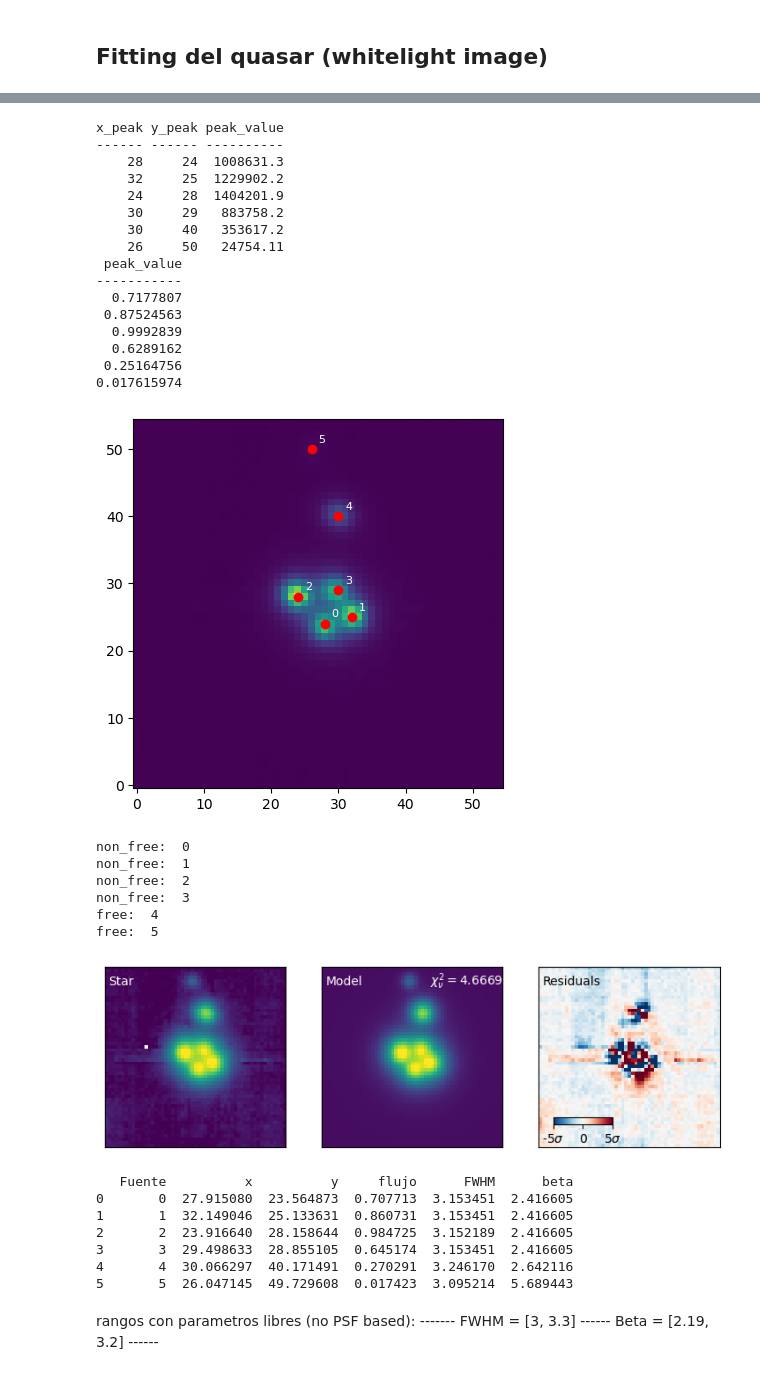
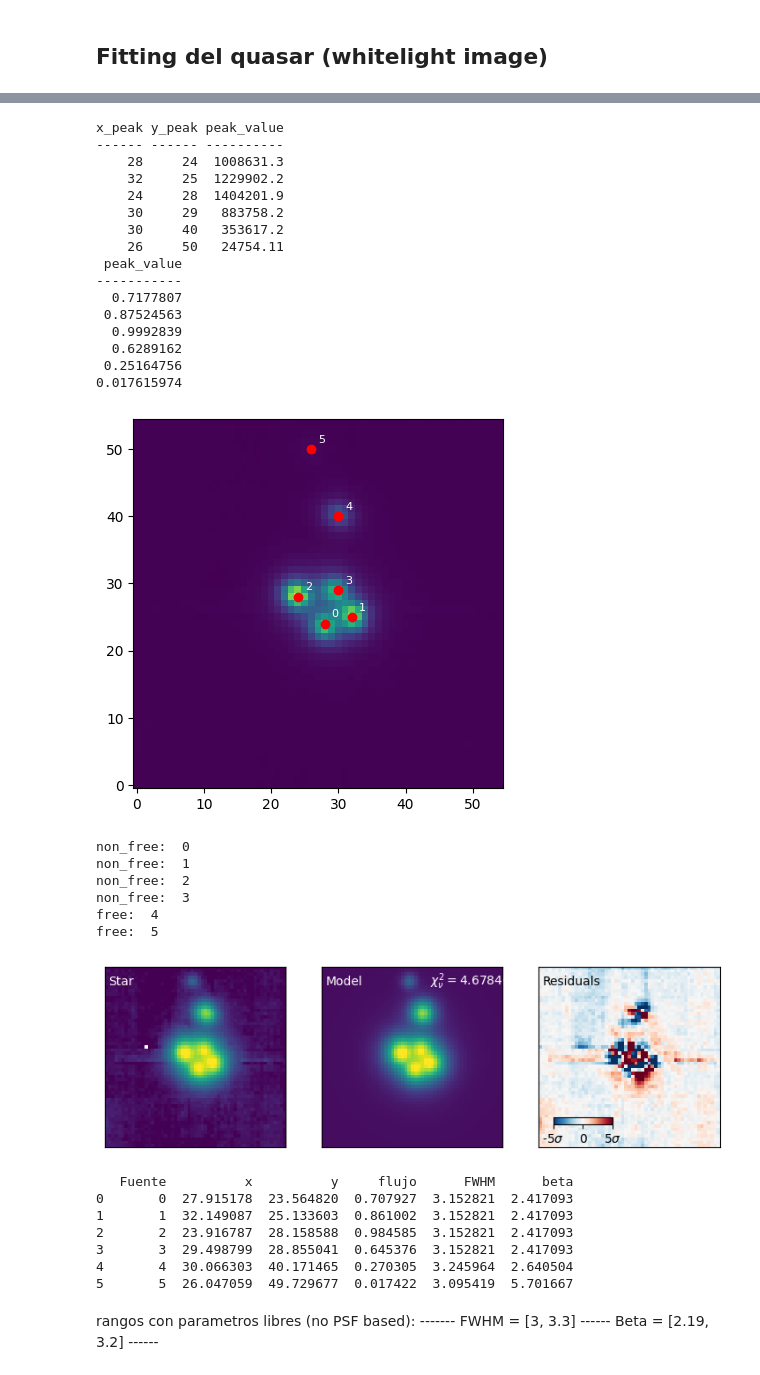
Before and after one commit to Drack4k/PSF_Len_QSO_Analysis, a Jupyter notebook: PSF_PlusUltra_repo_v2.ipynb, the cells around one changed output, grey strips where cells are left out. Drawn from its saved outputs; the diff is of its cells as text; code cells hidden in the pictures.

```diff
--- a/PSF_PlusUltra_repo_v2.ipynb
+++ b/PSF_PlusUltra_repo_v2.ipynb
@@ -32,7 +32,7 @@ from astroquery.gaia import Gaia  # Consulta del catálogo Gaia usando ADQL
 # %%
 # --- Configuración inicial ---
 # Directorios
-DIR = '/home/dcorrea/Escritorio/lens_QSO_inv/PSJ1606/'
+DIR = ''
 OUTPUT_DIR = DIR + 'output/'
 
 # Nombre del archivo fuente
@@ -198,7 +198,7 @@ tree_all = cKDTree(positions)
 distances, _ = tree_all.query(matched_positions, k=2)  # para cada matched, obtener vecino más cercano
 nearest_neighbor_dist = distances[:, 1]
 
-min_sep_pixels = 15  # umbral en píxeles para considerar que una estrella está contaminada
+min_sep_pixels = 20  # umbral en píxeles para considerar que una estrella está contaminada
 isolated_mask = nearest_neighbor_dist > min_sep_pixels
 
 matched_positions_nocont = matched_positions[isolated_mask]
@@ -283,7 +281,7 @@ Number of clean matches: 6
 # %%
 # Some useful functions:
 # Get an azimuthal-averaged radial profile by using some radial coordinates
-def radial_prof(img, rcoord, width=2.0, model=None, check_zeros=True):
+def radial_prof(img, rcoord, width=1.0, model=None, check_zeros=True):    # width cambiado de 2 a 1
     if check_zeros:
         zeros = img == 0
         img[zeros] = np.nan
@@ -755,7 +728,8 @@ cutout_size = 55    # in pixel units (Make cutout for the white-light image and
 ################ mask attemp ##############
 
 #y, x = np.ogrid[:white_img.shape[0], :white_img.shape[1]]
-#mask = (x - 238)**2 + (y - 251)**2 <= 12**2
+#nan_mask = (x - 240)**2 + (y - 225)**2 <= 0.5
+#white_img[nan_mask] = np.nan
 
 #white_img[mask] = np.random.normal(loc=1000, scale=2000)
 #white_img[mask] = np.random.normal(loc=-0.375138, scale=14.1206, size=white_img[mask].shape)
@@ -806,7 +780,11 @@ norm = np.nanmax(qso_img_aux)
 qso_img_aux /= norm
 qso_img_err_aux /= norm
 
-mean, median, std = sigma_clipped_stats(qso_img_aux*norm, sigma=3.0)
+
+
+mean, median, std = sigma_clipped_stats(qso_img, sigma=3.0)
+#mean, median, std = sigma_clipped_stats(qso_img_aux*norm, sigma=3.0)
+
 qso_img -= median  # rough background subtraction
 
 
@@ -835,13 +813,14 @@ for i in range(Nsources):
     if peakval[i]/norm < 0.3:   #0.3 deja qso fijo a psf y otros free; 0:all_non_free
         print("free: ", i)
         guess += [xpeak[i], ypeak[i], peakval[i]/norm] + list(popt_psf[3:])
-        up_bounds += [xpeak[i]+10, ypeak[i]+10, 1.5*peakval[i]/norm, 20.0, 20.0]
-        lo_bounds += [xpeak[i]-10, ypeak[i]-10, 0.01*peakval[i]/norm, 0.5, 1]
+        up_bounds += [xpeak[i]+10, ypeak[i]+10, 1.5*peakval[i]/norm, 50.0, 50.0]
+        lo_bounds += [xpeak[i]-10, ypeak[i]-10, 0.01*peakval[i]/norm, 0.001, 0.001]
     else:
         print("non_free: ", i)
         guess += [xpeak[i], ypeak[i], peakval[i]/norm] + list(star_psf)
-        up_bounds += [xpeak[i]+10, ypeak[i]+10, 1.1*peakval[i]/norm] + [x * 1.0002 for x in star_psf]
-        lo_bounds += [xpeak[i]-10, ypeak[i]-10, 0] + [x * 0.9998 for x in star_psf]
+        up_bounds += [xpeak[i]+10, ypeak[i]+10, 1.2*peakval[i]/norm] + [x * 1.00000001 for x in star_psf]
+        lo_bounds += [xpeak[i]-10, ypeak[i]-10, 0] + [x * 0.999999999 for x in star_psf]
+
 
 # Ajuste con modelo Moffat múltiple
 popt, pcov = curve_fit(lens_qso_fit,
@@ -849,7 +828,8 @@ popt, pcov = curve_fit(lens_qso_fit,
                        qso_img_aux.ravel(),
                        p0=guess,
                        sigma=qso_img_err_aux.ravel(),
-                       bounds=(lo_bounds, up_bounds))
+                       bounds=(lo_bounds, up_bounds)
+                       )
 
 # Evaluación del modelo y visualización
 fit_aux = lens_qso_fit((x, y), *popt)
@@ -865,34 +845,36 @@ do_imshow_plot(qso_img, fit, residuals, Npars=len(popt))
 param_list = []
 for i in range(Nsources):
     param_list.append({
         "Fuente": i,
         "x": popt[i*5 + 0],
         "y": popt[i*5 + 1],
         "flujo": popt[i*5 + 2],
         "FWHM": popt[i*5 + 3],
         "beta": popt[i*5 + 4]
     })
 
 df = pd.DataFrame(param_list)
 print(df)
+
+# 1 2 0 3
 # %% [output]
 x_peak y_peak peak_value
 ------ ------ ----------
     28     24  1008631.3
     32     25  1229902.2
     24     28  1404201.9
     30     29   883758.2
     30     40   353617.2
     26     50   24754.11
  peak_value
 -----------
   0.7177807
  0.87524563
   0.9992839
   0.6289162
  0.25164756
 0.017615974
-[figure, old version]
+[figure, new version]
 non_free:  0
 non_free:  1
 non_free:  2
@@ -901,11 +883,11 @@ free:  4
 free:  5
 [figure]
    Fuente          x          y     flujo      FWHM      beta
-0       0  27.915080  23.564873  0.707713  3.153451  2.416605
-1       1  32.149046  25.133631  0.860731  3.153451  2.416605
-2       2  23.916640  28.158644  0.984725  3.152189  2.416605
-3       3  29.498633  28.855105  0.645174  3.153451  2.416605
-4       4  30.066297  40.171491  0.270291  3.246170  2.642116
-5       5  26.047145  49.729608  0.017423  3.095214  5.689443
+0       0  27.915178  23.564820  0.707927  3.152821  2.417093
+1       1  32.149087  25.133603  0.861002  3.152821  2.417093
+2       2  23.916787  28.158588  0.984585  3.152821  2.417093
+3       3  29.498799  28.855041  0.645376  3.152821  2.417093
+4       4  30.066303  40.171465  0.270305  3.245964  2.640504
+5       5  26.047059  49.729677  0.017422  3.095419  5.701667
 # %% [markdown]
 rangos con parametros libres (no PSF based):  -------   FWHM = [3, 3.3] ------ Beta = [2.19, 3.2] ------
```
Also changed, not shown: parts of 8 cells of this notebook.
